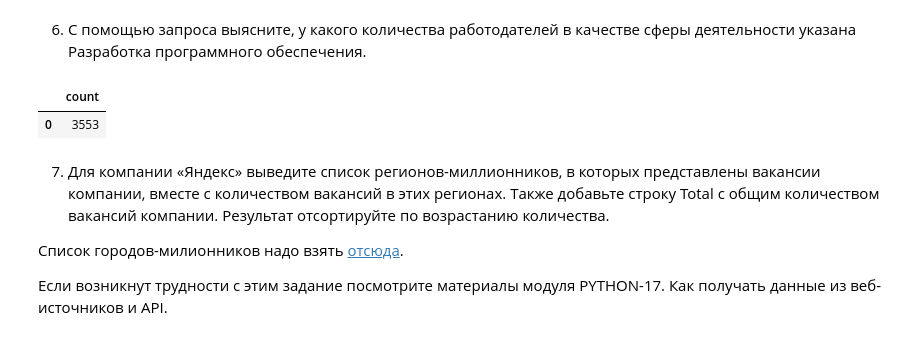
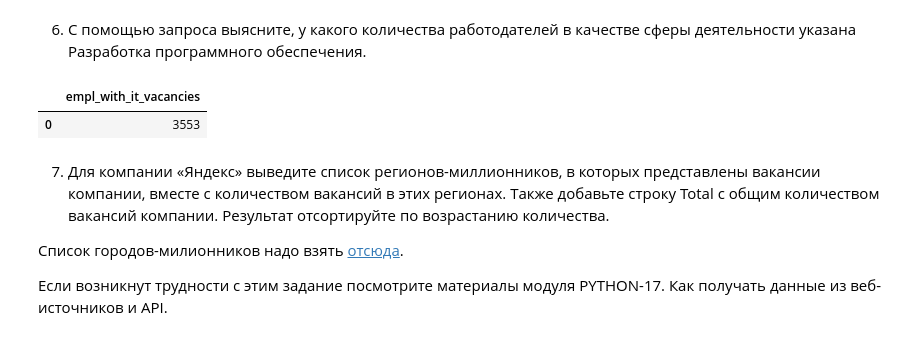
Before and after one commit to Zwuka/SkillFactory_project2, a Jupyter notebook: Project_2_Ноутбук_шаблон.ipynb, the cells around one changed output. Drawn from its saved outputs; the diff is of its cells as text; code cells hidden in the pictures.

```diff
--- a/Project_2_Ноутбук_шаблон.ipynb
+++ b/Project_2_Ноутбук_шаблон.ipynb
@@ -431,10 +425,10 @@ where i.name like 'Разработка программного обеспеч
 """
 # %%
 # результат запроса
-df5 = pd.read_sql_query(query_5_6,connection)
-df5
+num_of_empl_with_it_indust = pd.read_sql_query(query_5_6,connection)
+num_of_empl_with_it_indust
 # %% [output]
-|  | count |
+|  | empl_with_it_vacancies |
 | 0 | 3553 |
 # %% [markdown]
 7. Для компании «Яндекс» выведите список регионов-миллионников, в которых представлены вакансии компании, вместе с количеством вакансий в этих регионах. Также добавьте строку Total с общим количеством вакансий компании. Результат отсортируйте по возрастанию количества.
```
Also changed, not shown: parts of 33 cells of this notebook.
